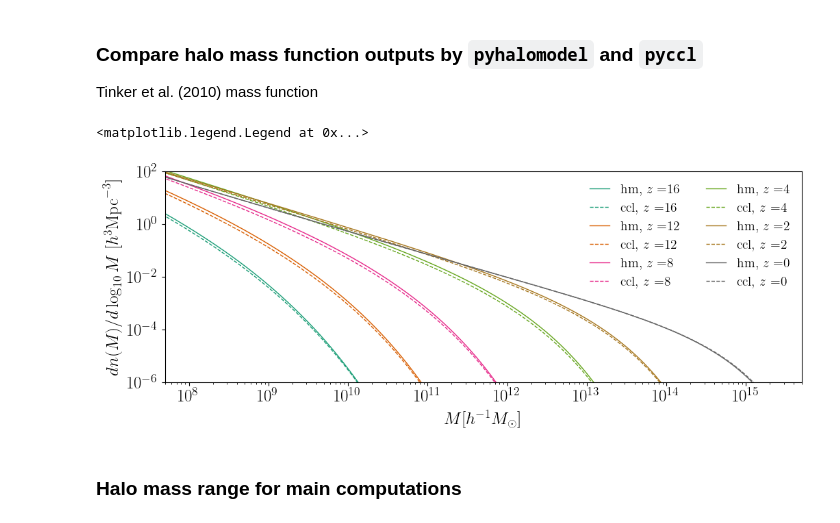
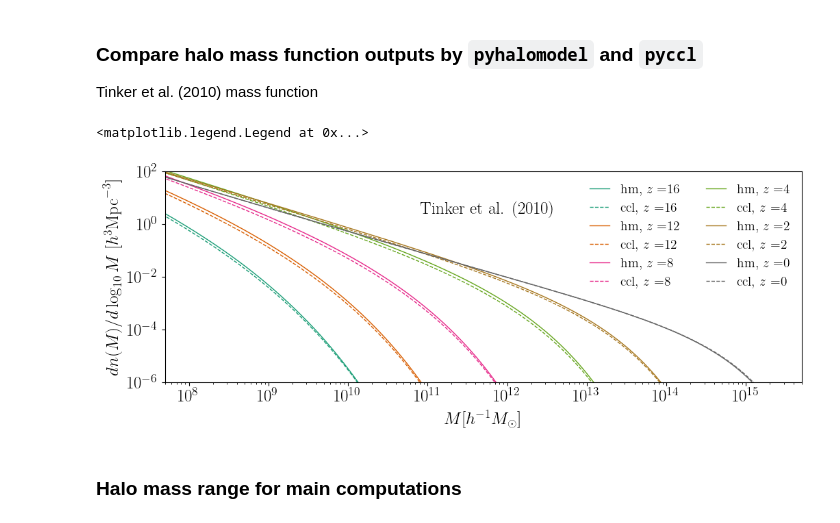
Before and after one commit to MinhMPA/evstats, a Jupyter notebook: example/gamma_growth_hmf_EVstats.ipynb, the cells around one changed output. Cells and saved outputs as stored; diff of their text form; code cells hidden in the pictures.

Commit message:
Fix typo, add text in plot

```diff
--- a/example/gamma_growth_hmf_EVstats.ipynb
+++ b/example/gamma_growth_hmf_EVstats.ipynb
@@ -185,24 +185,25 @@ Tinker et al. (2010) mass function
 # %%
 fig,ax=plt.subplots(figsize=(12, 4), dpi=100)
 Mmin_plot, Mmax_plot = 5e7, 5e15
 
 color = iter(cm.Dark2(np.linspace(0, 1, len(zs))))
 for iz, z in enumerate(zs):
     #ax.semilogx(Ms, fs[i],c='k', ls='--',label=r'Tinker, $z=1.$')
     #ax.semilogx(Ms, fs[i+n],c='k', ls='-',label=r'Tinker, $z=0.$')
     c=next(color)
     ax.loglog(Ms, (Ms*np.log(10.))*hm_hmfs[iz,:],c=c, ls='-',label=r'hm, $z=$%.f'%z)
     ax.loglog(Ms, ccl_hmfs[iz,:]/(PL18_h**3),c=c, ls='--',label=r'ccl, $z=$%.f'%z)
 ax.set_ylim(1e-6,1e2)
 ax.set_ylabel(r'$dn(M)/d\log_{10}M$ [$h^3\mathrm{Mpc}^{-3}$]')
 #plt.ylim(0.,0.06)
 #plt.ylabel(r'$M^2 n(M)/\bar\rho$') #if plotting hmod.multiplicity_function
 ax.set_xlabel(r'$M[h^{-1}M_\odot]$')
 ax.set_xlim((Mmin_plot, Mmax_plot))
+ax.text(0.4,0.8,'Tinker et al. (2010)',transform=ax.transAxes)
 plt.legend(fontsize=14,ncols=2,loc='upper right',handlelength=1.5)
 # %% [output]
 <matplotlib.legend.Legend at 0x...>
-[figure, old version]
+[figure, new version]
 # %% [markdown]
 ### Halo mass range for main computations
 # %% [markdown]
```
Also changed, not shown: parts of 1 cell of this notebook.
